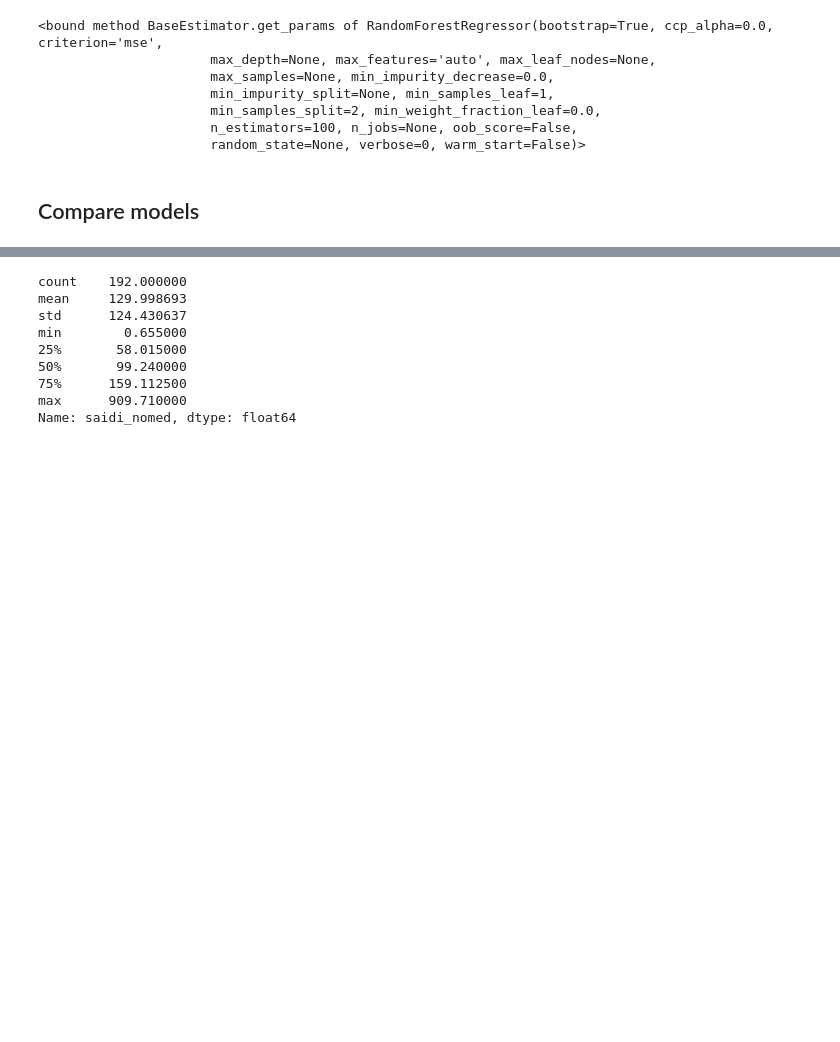
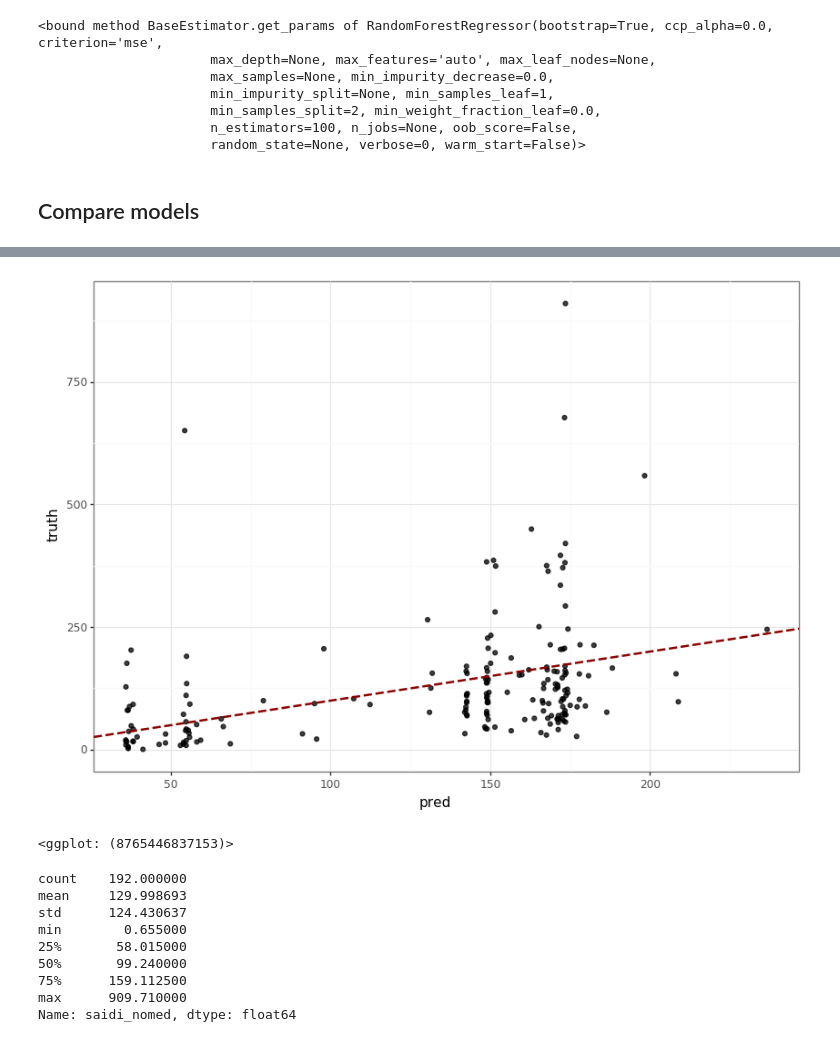
Before and after one commit to gloriadli/DS1_Final_Project, a Jupyter notebook: Data-Modelling.ipynb, the cells around one changed output, grey strips where cells are left out. Drawn from its saved outputs; the diff is of its cells as text; code cells hidden in the pictures; blank space fills up the shorter version.

```diff
--- a/Data-Modelling.ipynb
+++ b/Data-Modelling.ipynb
@@ -641,0 +697,2 @@ order = (collect_scores.groupby('Model').mean().sort_values(by="MSE").index.toli
+# %%
+tune_dt.fit(train_X_med,train_y_med)
@@ -641,0 +729,8 @@ order = (collect_scores.groupby('Model').mean().sort_values(by="MSE").index.toli
+# %%
+rf_params = {'n_estimators':[1225,1250,1275]}
+tune_rf = GridSearchCV(RF(),rf_params,
+                        cv = fold_generator,
+                        scoring='neg_mean_squared_error',
+                        n_jobs=4)
+# %%
+tune_rf.fit(train_X_med,train_y_med)
@@ -641,0 +752,21 @@ order = (collect_scores.groupby('Model').mean().sort_values(by="MSE").index.toli
+# %%
+search_space = [
+    # Linear Model
+    {'model' : [LM()]},
+
+    # KNN with K tuning param, use double underscore to separate model from its parameter__
+    {'model' : [KNN()],
+     'model__n_neighbors':[15,20,23,25]},
+
+    # Decision Tree with the Max Depth Param
+    {'model': [DTree()],
+     'model__max_depth':[1,2,3]},
+
+    # The Bagging decision tree model
+    {'model': [Bag()]},
+
+    # Random forest with the N Estimators tuning param
+    {'model' : [RF()],
+     'model__max_depth':[1,2,3],
+     'model__n_estimators':[1225,1250,1275]},
+]
@@ -705,3 +837,16 @@ m.r2_score(test_y_med,pred_y_med)
+# %%
+# see how in the pipeline we preprocessed X so it is fixed beforehand and we can make sense of the predictions
+(
+    ggplot(pd.DataFrame(dict(pred=pred_y_med,truth=test_y_med)),
+          aes(x='pred',y="truth")) +
+    geom_point(alpha=.75) +
+    geom_abline(linetype="dashed",color="darkred",size=1) +
+    theme_bw() +
+    theme(figure_size=(10,7))
+)
+# %% [output]
+[figure, added]
+<ggplot: (8765446837153)>
 # %%
 # Our RMSE is about the same as one standard deviation
 test_y_med.describe()
```
Also changed, not shown: parts of 53 cells of this notebook, 1 other file.
